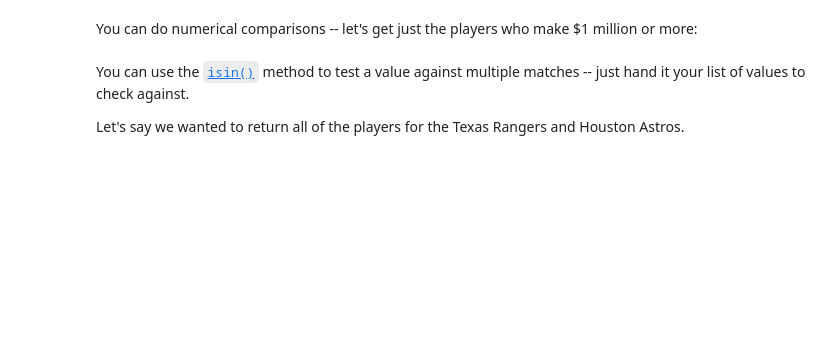
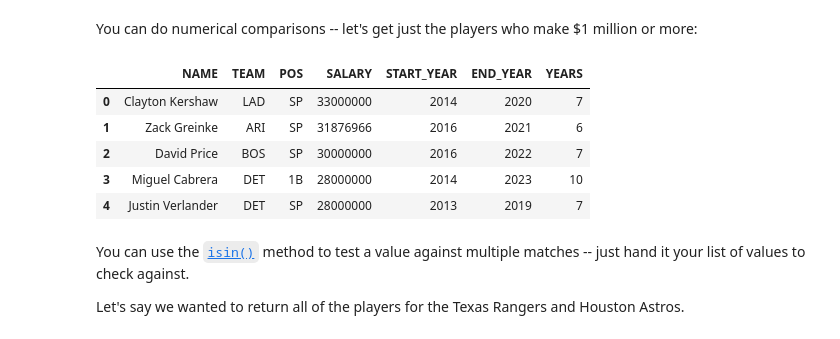
Before and after one commit to cjwinchester/ire-2018-python-for-data-analysis, a Jupyter notebook: appendix/Filtering columns and rows in pandas.ipynb, the cells around one changed output. Cells and saved outputs as stored; diff of their text form; code cells hidden in the pictures; blank space fills up the shorter version.

```diff
--- a/appendix/Filtering columns and rows in pandas.ipynb
+++ b/appendix/Filtering columns and rows in pandas.ipynb
@@ -52,7 +87,14 @@ You can do numerical comparisons -- let's get just the players who make $1 milli
 # %%
 millionaires = df[df['SALARY'] >= 1000000]
 # %%
-millionaires
+millionaires.head()
+# %% [output]
+|  | NAME | TEAM | POS | SALARY | START_YEAR | END_YEAR | YEARS |
+| 0 | Clayton Kershaw | LAD | SP | 33000000 | 2014 | 2020 | 7 |
+| 1 | Zack Greinke | ARI | SP | 31876966 | 2016 | 2021 | 6 |
+| 2 | David Price | BOS | SP | 30000000 | 2016 | 2022 | 7 |
+| 3 | Miguel Cabrera | DET | 1B | 28000000 | 2014 | 2023 | 10 |
+| 4 | Justin Verlander | DET | SP | 28000000 | 2013 | 2019 | 7 |
 # %% [markdown]
 You can use the [`isin()`](https://pandas.pydata.org/pandas-docs/stable/generated/pandas.DataFrame.isin.html) method to test a value against multiple matches -- just hand it your list of values to check against.
 
```
Also changed, not shown: parts of 14 cells of this notebook, 5 other files.
